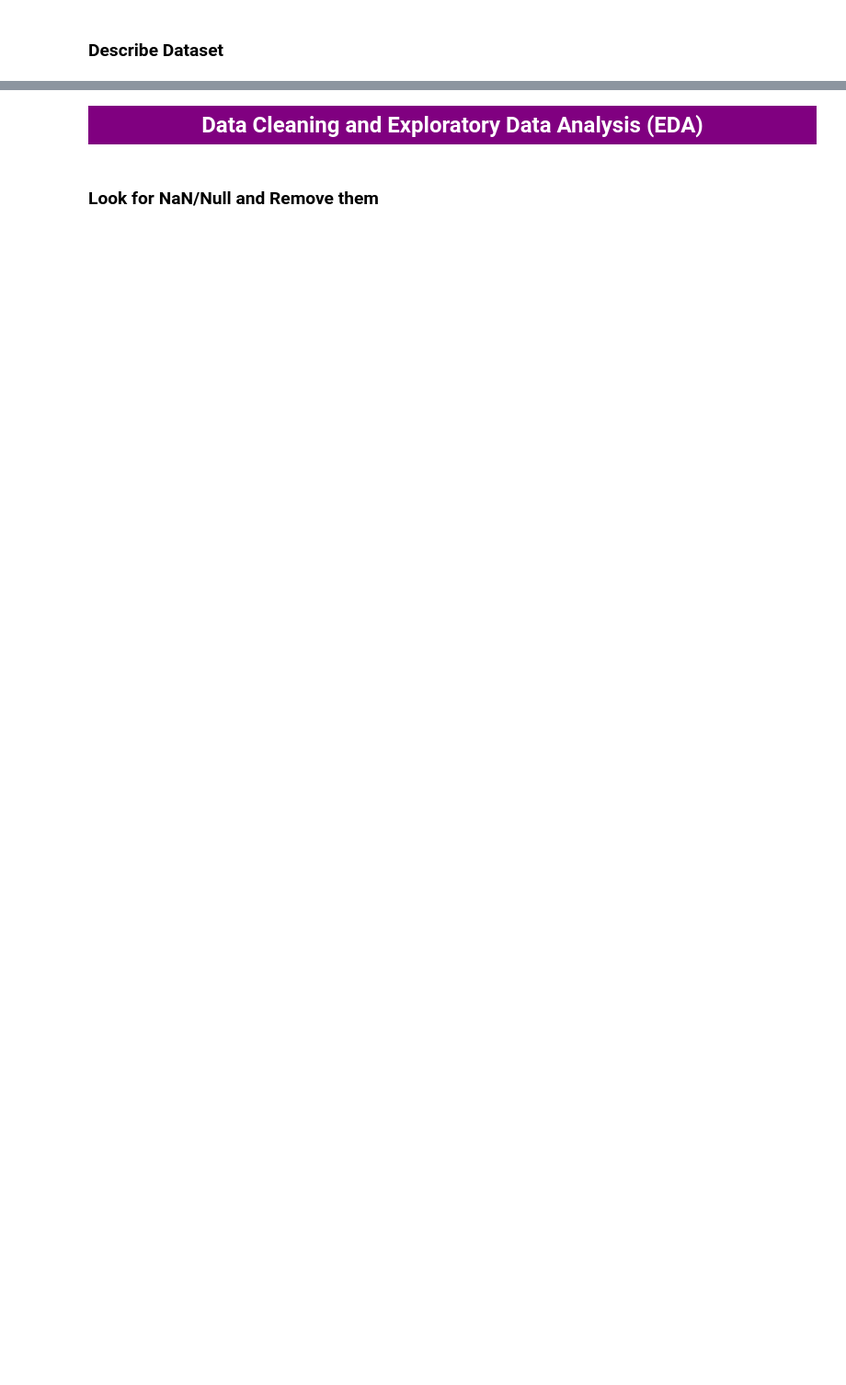
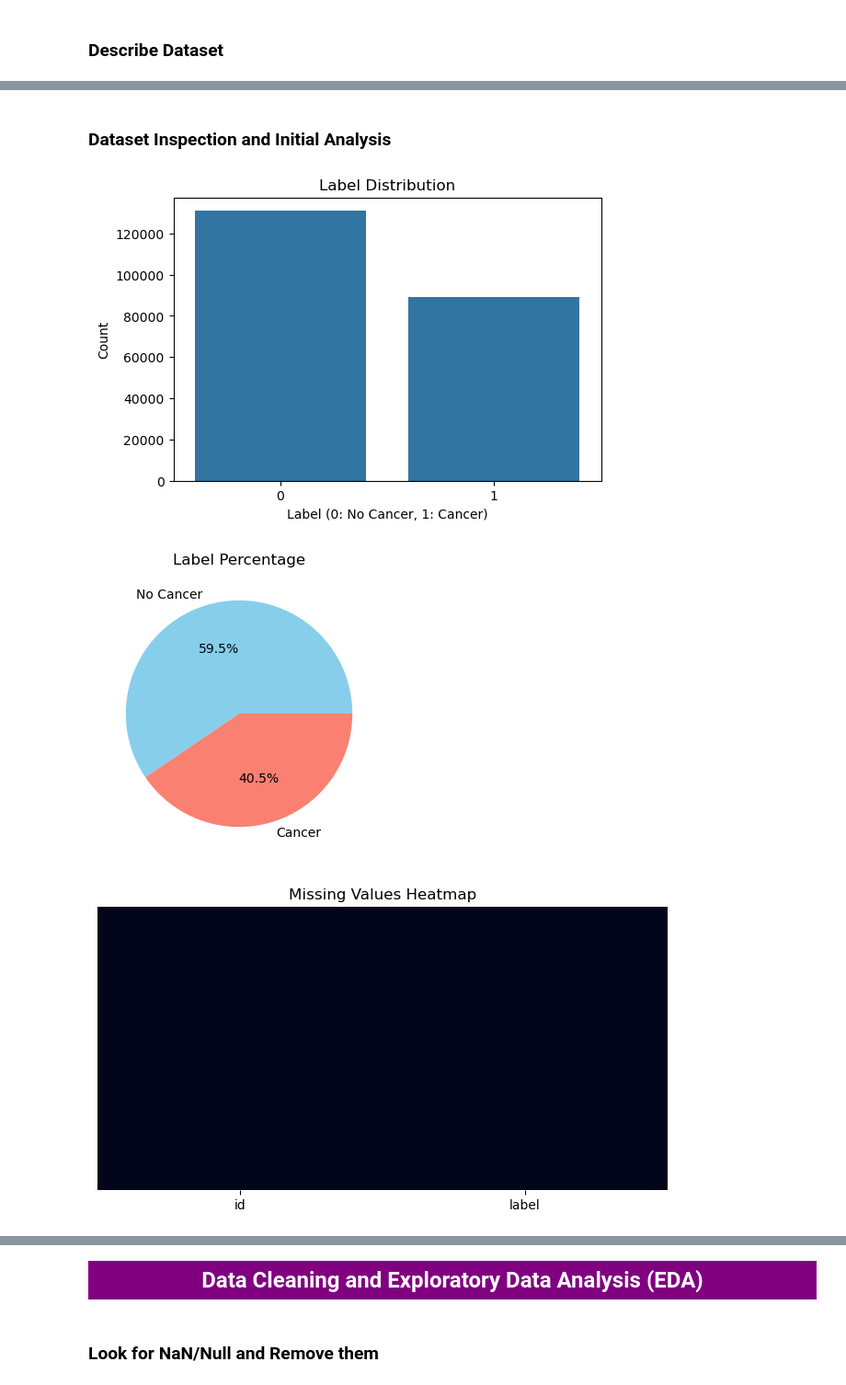
Before and after one commit to mafiat/Histopathologic-Cancer-Detection, a Jupyter notebook: Histopathologic-Cancer-Detection.ipynb, the cells around one changed output, grey strips where cells are left out. Shown at 92% size. Drawn from its saved outputs; the diff is of its cells as text; code cells hidden in the pictures; blank space fills up the shorter version.

```diff
--- a/Histopathologic-Cancer-Detection.ipynb
+++ b/Histopathologic-Cancer-Detection.ipynb
@@ -149,8 +135,11 @@ For more details, visit the [Kaggle competition page](https://www.kaggle.com/c/h
 # %% [markdown]
 ### Loading Data
 # %%
-# Step 2: Download the dataset using Kaggle API
+# Step 1: Download the dataset using Kaggle API
 
+data_dir = Path("data")
+
+'''
 # Create data directory if it doesn't exist
 data_dir.mkdir(exist_ok=True)
 
@@ -176,4 +165,6 @@ except Exception as e:
     print("Make sure you have:")
     print("1. Accepted the competition rules on Kaggle")
     print("2. Set up your Kaggle API credentials correctly")
+
+'''
 # %% [output]
@@ -500,0 +308,32 @@ For this project, which focuses on **unsupervised learning**, our approach is as
+# %% [markdown]
+### Dataset Inspection and Initial Analysis
+# %%
+# Basic data inspection for df_train with visualizations
+
+plt.figure(figsize=(6, 4))
+sns.countplot(x='label', data=df_train)
+plt.title('Label Distribution')
+plt.xlabel('Label (0: No Cancer, 1: Cancer)')
+plt.ylabel('Count')
+plt.show()
+
+plt.figure(figsize=(6, 4))
+df_train['label'].value_counts(normalize=True).plot.pie(autopct='%1.1f%%', labels=['No Cancer', 'Cancer'], colors=['skyblue', 'salmon'])
+plt.title('Label Percentage')
+plt.ylabel('')
+plt.show()
+
+plt.figure(figsize=(8, 4))
+sns.heatmap(df_train.isnull(), cbar=False, yticklabels=False)
+plt.title('Missing Values Heatmap')
+plt.show()
+
+print("Shape of df_train:", df_train.shape)
+print("\nFirst 5 rows:")
+print(df_train.head())
+print("\nData types:")
+print(df_train.dtypes)
+# %% [output]
+[figure, added]
+[figure, added]
+[figure, added]
```
Also changed, not shown: parts of 111 cells of this notebook.
